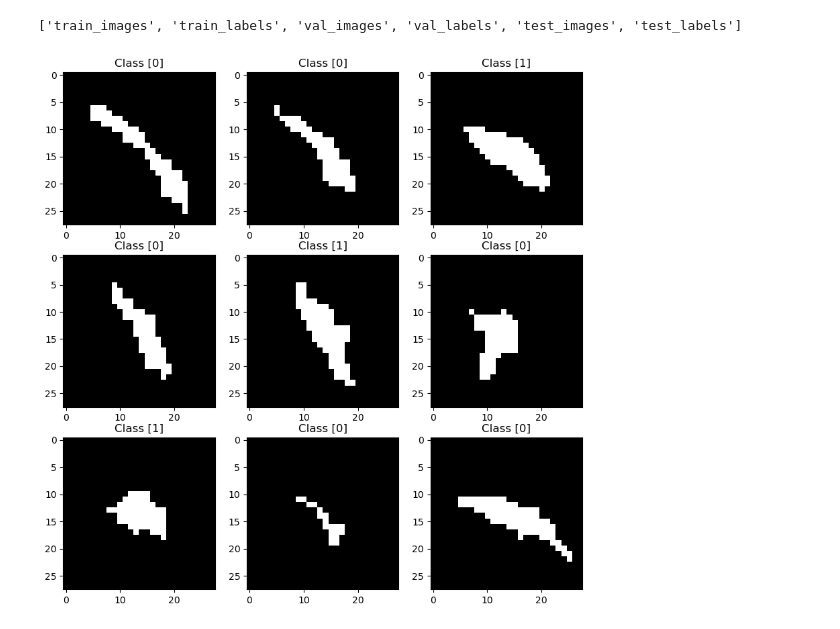
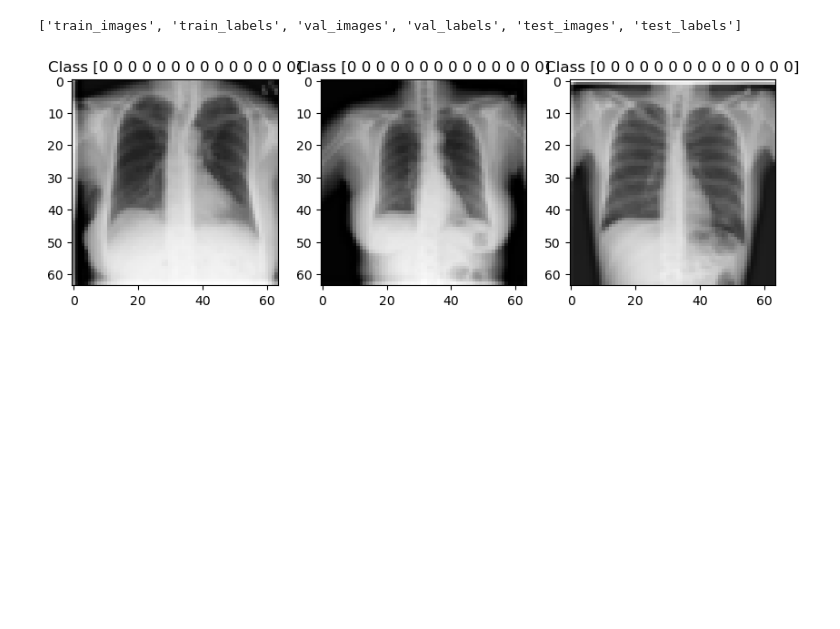
Before and after one commit to sasank-desaraju/med-start, a Jupyter notebook: src/download_data.ipynb, the cells around one changed output. Saved outputs shown, nothing was run; the diff lists cells and outputs as text; code cells hidden in the pictures; blank space fills up the shorter version.

```diff
--- a/src/download_data.ipynb
+++ b/src/download_data.ipynb
@@ -22,7 +22,7 @@ adrenalmnist3d.npz  100%[===================>] 270.34K   704KB/s    in 0.4s
 # %%
 # Open the .npz file in the data folder
 import numpy as np
-data = np.load('../data/adrenalmnist3d.npz')
+data = np.load('../data/chestmnist_64.npz')
 # %%
 # Check the keys in the .npz file
 print(data.files)
@@ -31,12 +31,12 @@ print(data.files)
 # %%
 # Show some images from the dataset and their labels
 import matplotlib.pyplot as plt
 plt.figure(figsize=(10, 10))
-for i in range(9):
+for i in range(3):
     plt.subplot(3, 3, i + 1)
-    plt.imshow(data['train_images'][i][13], cmap='gray', interpolation='none')
+    plt.imshow(data['train_images'][i], cmap='gray', interpolation='none')
     plt.title("Class {}".format(data['train_labels'][i]))
 
 plt.show()
 # %% [output]
-[figure, old version]
+[figure, new version]
```
Also changed, not shown: parts of 1 cell of this notebook, 9 other files.
